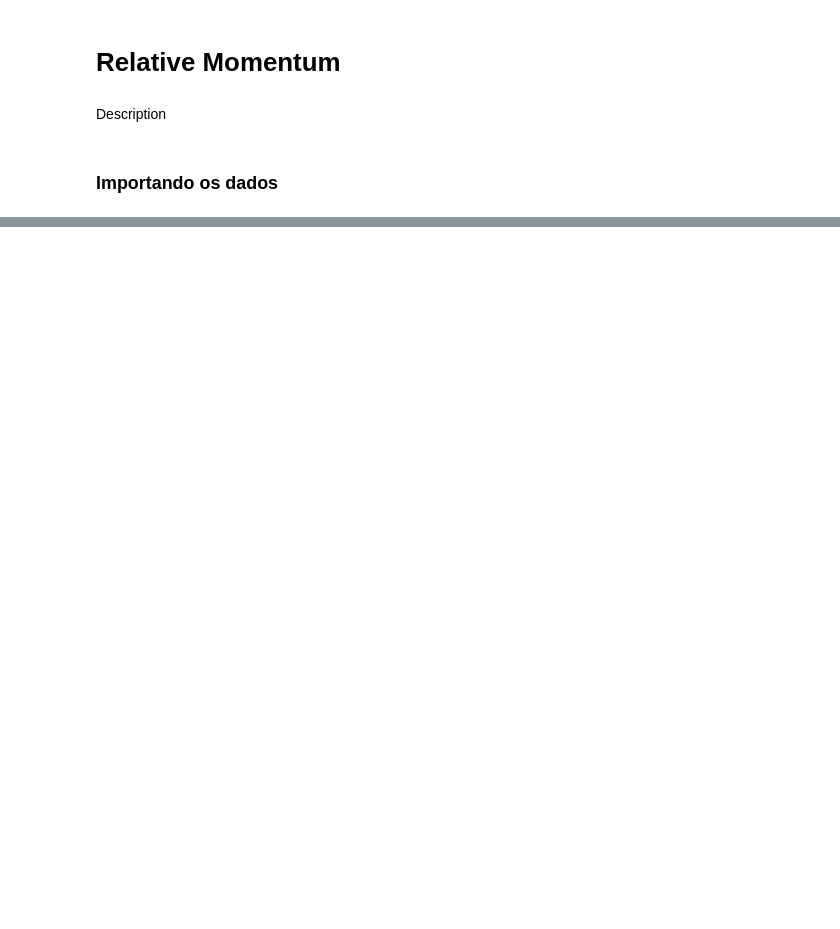
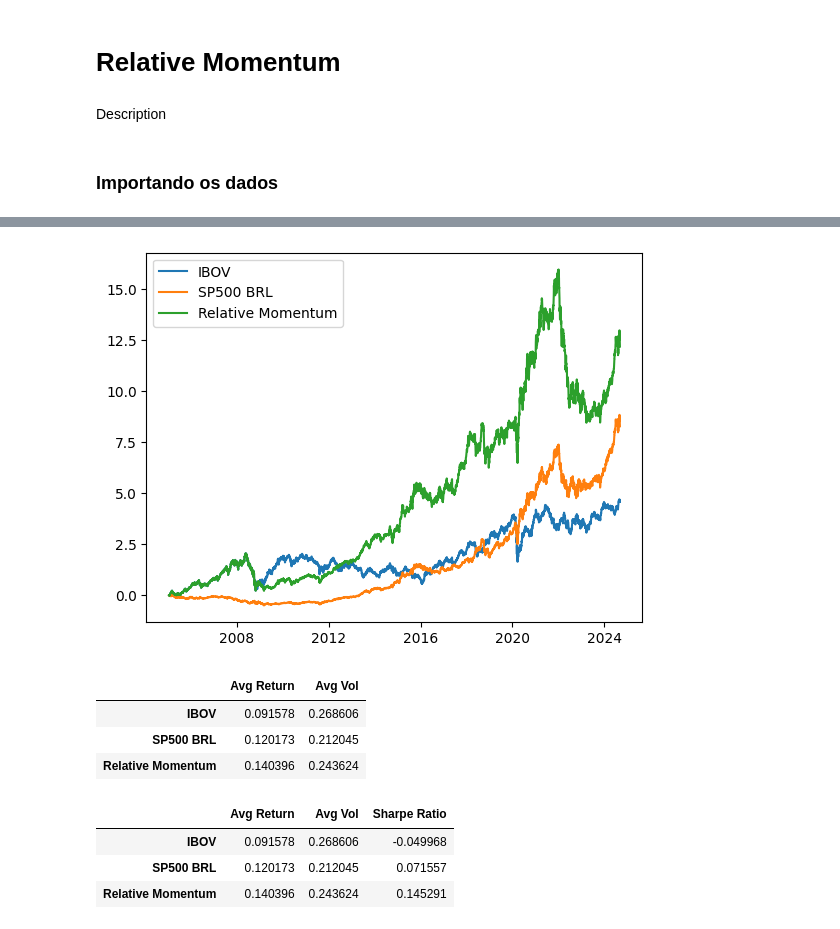
Before and after one commit to ianaraujo/dual-momentum-strategy, a Jupyter notebook: 3_relative_momentum.ipynb, the cells around one changed output, grey strips where cells are left out. Drawn from its saved outputs; the diff is of its cells as text; code cells hidden in the pictures; blank space fills up the shorter version.

Commit message:
Relative Momentum Notebook

```diff
--- a/3_relative_momentum.ipynb
+++ b/3_relative_momentum.ipynb
@@ -72,0 +86,12 @@ plt.show()
+# %%
+conditions = [
+    first_trading_day.values & (ytd_returns['IBOV'] > ytd_returns['SP500 BRL']),
+    first_trading_day.values & (ytd_returns['IBOV'] <= ytd_returns['SP500 BRL']),
+]
+
+cases = ['IBOV', 'SP500 BRL']
+
+ytd_returns['Investment'] = np.select(conditions, cases, default=None)
+ytd_returns['Investment'] = ytd_returns['Investment'].ffill()
+
+ytd_returns
@@ -72,0 +119,4 @@ plt.show()
+# %%
+relative_momentum = relative_prices.pct_change().join(ytd_returns[['Investment']], how='right')
+
+relative_momentum
@@ -72,0 +137,5 @@ plt.show()
+# %%
+relative_momentum['Relative Momentum'] = relative_momentum.apply(lambda row: row[row['Investment']], axis=1)
+relative_momentum = relative_momentum.drop(columns=['Investment'])
+
+relative_momentum
@@ -72,0 +156,5 @@ plt.show()
+# %%
+relative_momentum_eval = (1 + relative_momentum).cumprod()
+relative_momentum_eval = (relative_momentum_eval / relative_momentum_eval.iloc[0]) - 1
+
+relative_momentum_eval
@@ -72,0 +175,6 @@ plt.show()
+# %%
+plt.plot(relative_momentum_eval)
+plt.legend(relative_momentum_eval.columns)
+plt.show()
+# %% [output]
+[figure, added]
@@ -72,0 +192,18 @@ plt.show()
+# %%
+total_results = pd.concat([avg_return, avg_vol], keys=['Avg Return', 'Avg Vol'], axis=1)
+
+total_results
+# %% [output]
+|  | Avg Return | Avg Vol |
+| IBOV | 0.091578 | 0.268606 |
+| SP500 BRL | 0.120173 | 0.212045 |
+| Relative Momentum | 0.140396 | 0.243624 |
+# %%
+total_results['Sharpe Ratio'] = (total_results['Avg Return'] - 0.1050) / total_results['Avg Vol']
+
+total_results
+# %% [output]
+|  | Avg Return | Avg Vol | Sharpe Ratio |
+| IBOV | 0.091578 | 0.268606 | -0.049968 |
+| SP500 BRL | 0.120173 | 0.212045 | 0.071557 |
+| Relative Momentum | 0.140396 | 0.243624 | 0.145291 |
```
Also changed, not shown: parts of 16 cells of this notebook, 2 other files.
